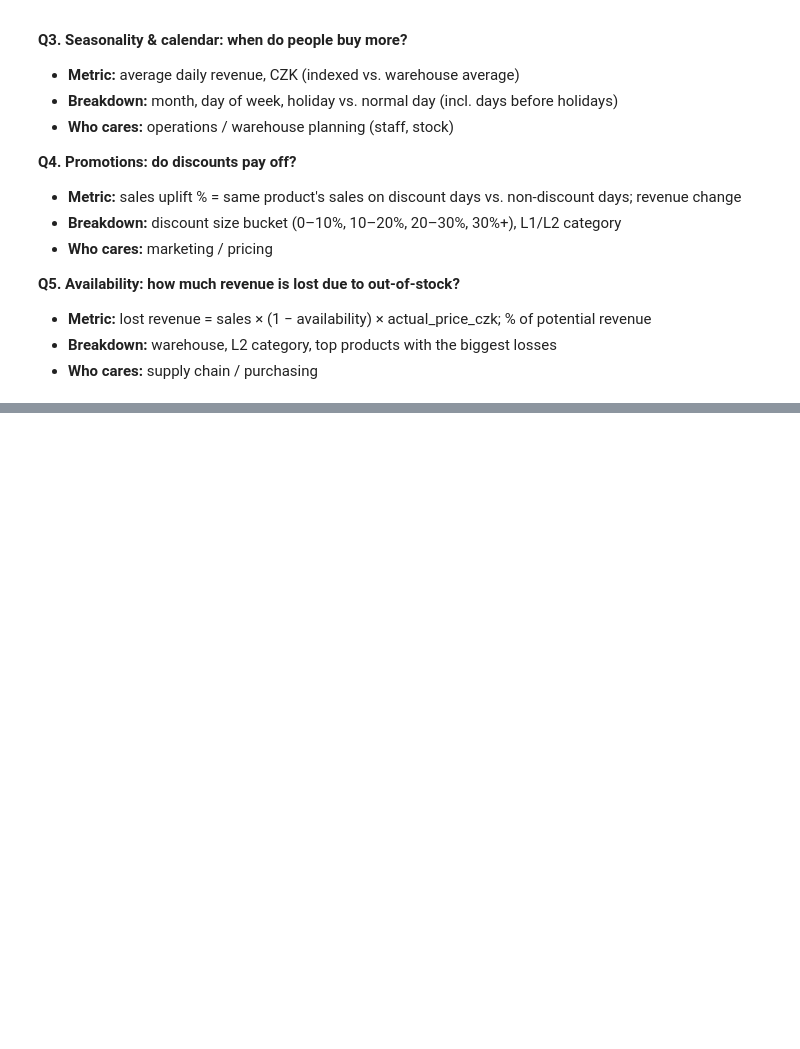
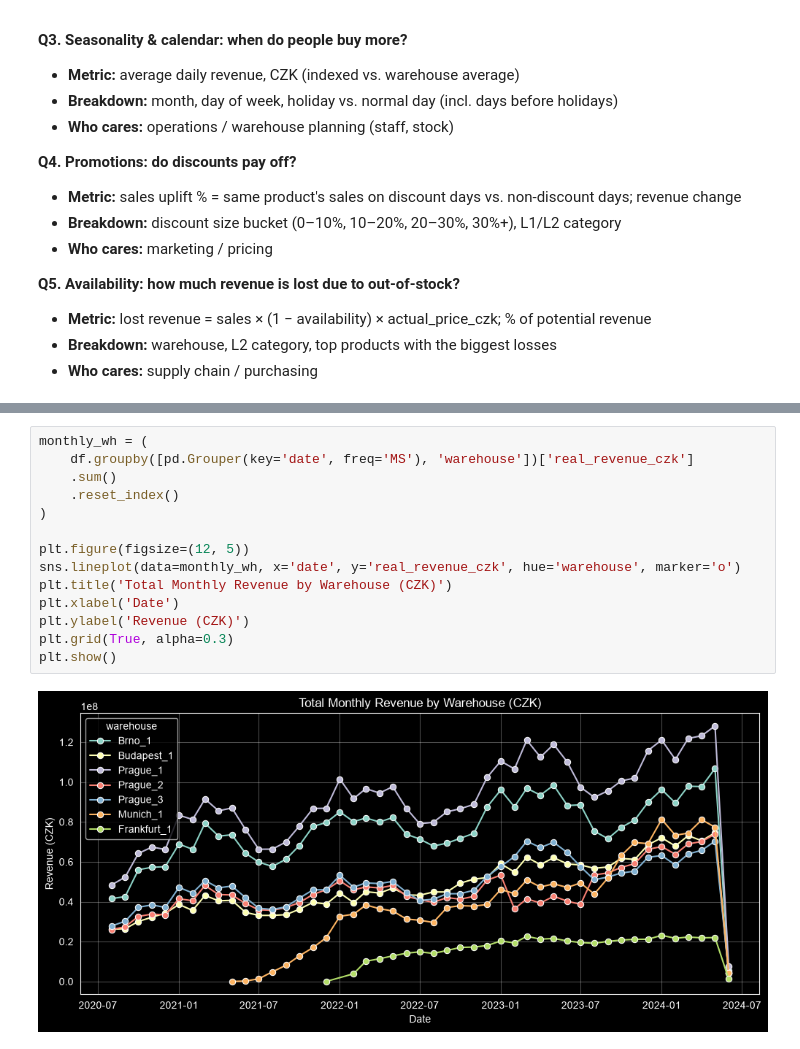
Before and after one commit to Bexshmex/Rohlik_Analysis, a Jupyter notebook: notebooks/02_analysis.ipynb, the cells around one changed output, grey strips where cells are left out. Drawn from its saved outputs; the diff is of its cells as text; blank space fills up the shorter version.

```diff
--- a/notebooks/02_analysis.ipynb
+++ b/notebooks/02_analysis.ipynb
@@ -32,0 +102,16 @@ import numpy as np
+# %%
+monthly_wh = (
+    df.groupby([pd.Grouper(key='date', freq='MS'), 'warehouse'])['real_revenue_czk']
+    .sum()
+    .reset_index()
+)
+
+plt.figure(figsize=(12, 5))
+sns.lineplot(data=monthly_wh, x='date', y='real_revenue_czk', hue='warehouse', marker='o')
+plt.title('Total Monthly Revenue by Warehouse (CZK)')
+plt.xlabel('Date')
+plt.ylabel('Revenue (CZK)')
+plt.grid(True, alpha=0.3)
+plt.show()
+# %% [output]
+[figure, added]
```
Also changed, not shown: parts of 7 cells of this notebook, 7 other files.
